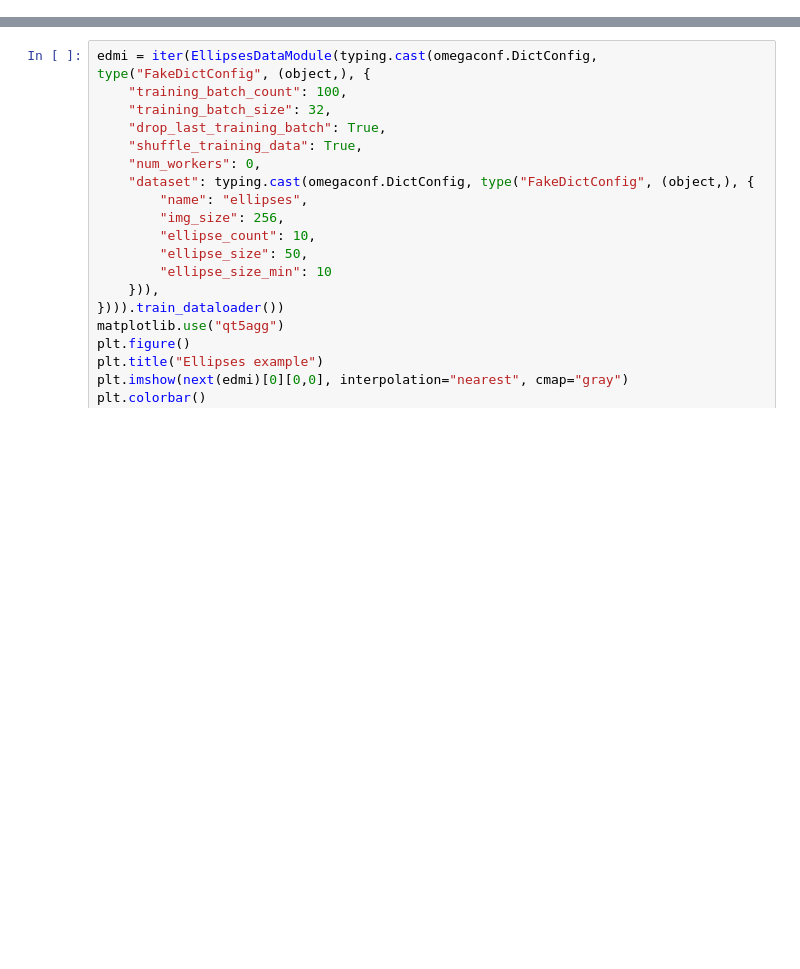
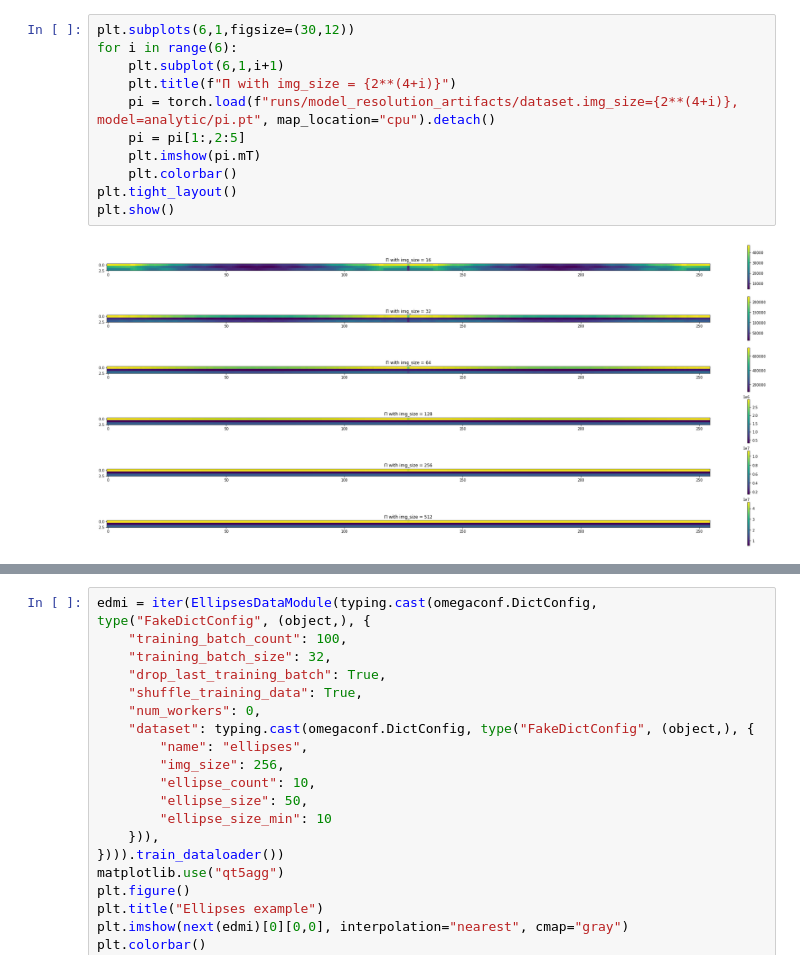
Before and after one commit to AlexanderAuras/LearnedRadonFilters, a Jupyter notebook: test.ipynb, the cells around one changed output, grey strips where cells are left out. Saved outputs shown, nothing was run; the diff lists cells and outputs as text; blank space fills up the shorter version.

```diff
--- a/test.ipynb
+++ b/test.ipynb
@@ -18 +38,14 @@ matplotlib.use("agg")
+# %%
+plt.subplots(6,1,figsize=(30,12))
+for i in range(6):
+    plt.subplot(6,1,i+1)
+    plt.title(f"Π with img_size = {2**(4+i)}")
+    pi = torch.load(f"runs/model_resolution_artifacts/dataset.img_size={2**(4+i)}, model=analytic/pi.pt", map_location="cpu").detach()
+    pi = pi[1:,2:5]
+    plt.imshow(pi.mT)
+    plt.colorbar()
+plt.tight_layout()
+plt.show()
+# %% [output]
+[figure, added]
 # %%
```
Also changed, not shown: parts of 4 cells of this notebook, 8 other files.
